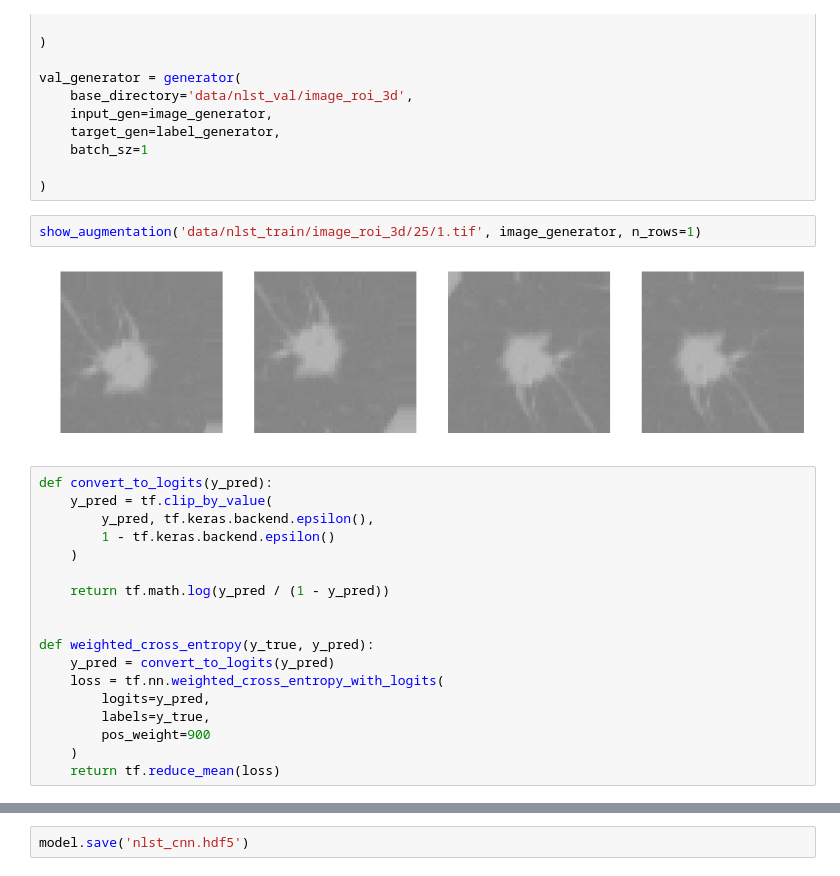
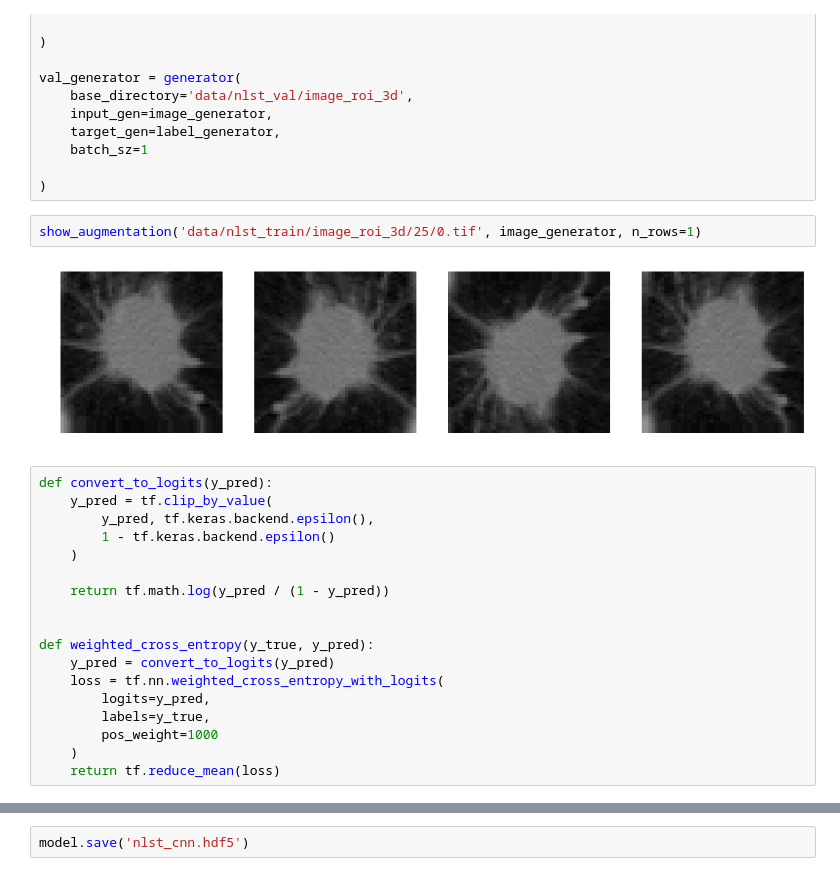
Before and after one commit to maggiebasta/lung-cancer-thesis, a Jupyter notebook: NLST/nlst_train.ipynb, the cells around one changed output, grey strips where cells are left out. Cells and saved outputs as stored; diff of their text form.

Commit message:
NLST update

```diff
--- a/NLST/nlst_train.ipynb
+++ b/NLST/nlst_train.ipynb
@@ -79,9 +79,9 @@ val_generator = generator(
 
 )
 # %%
-show_augmentation('data/nlst_train/image_roi_3d/25/1.tif', image_generator, n_rows=1)
+show_augmentation('data/nlst_train/image_roi_3d/25/0.tif', image_generator, n_rows=1)
 # %% [output]
-[figure, old version]
+[figure, new version]
 # %%
 def convert_to_logits(y_pred):
     y_pred = tf.clip_by_value(
@@ -97,7 +97,7 @@ def weighted_cross_entropy(y_true, y_pred):
     loss = tf.nn.weighted_cross_entropy_with_logits(
         logits=y_pred,
         labels=y_true,
-        pos_weight=900
+        pos_weight=1000
     )
     return tf.reduce_mean(loss)
 # %%
```
Also changed, not shown: parts of 5 cells of this notebook, 4 other files.
